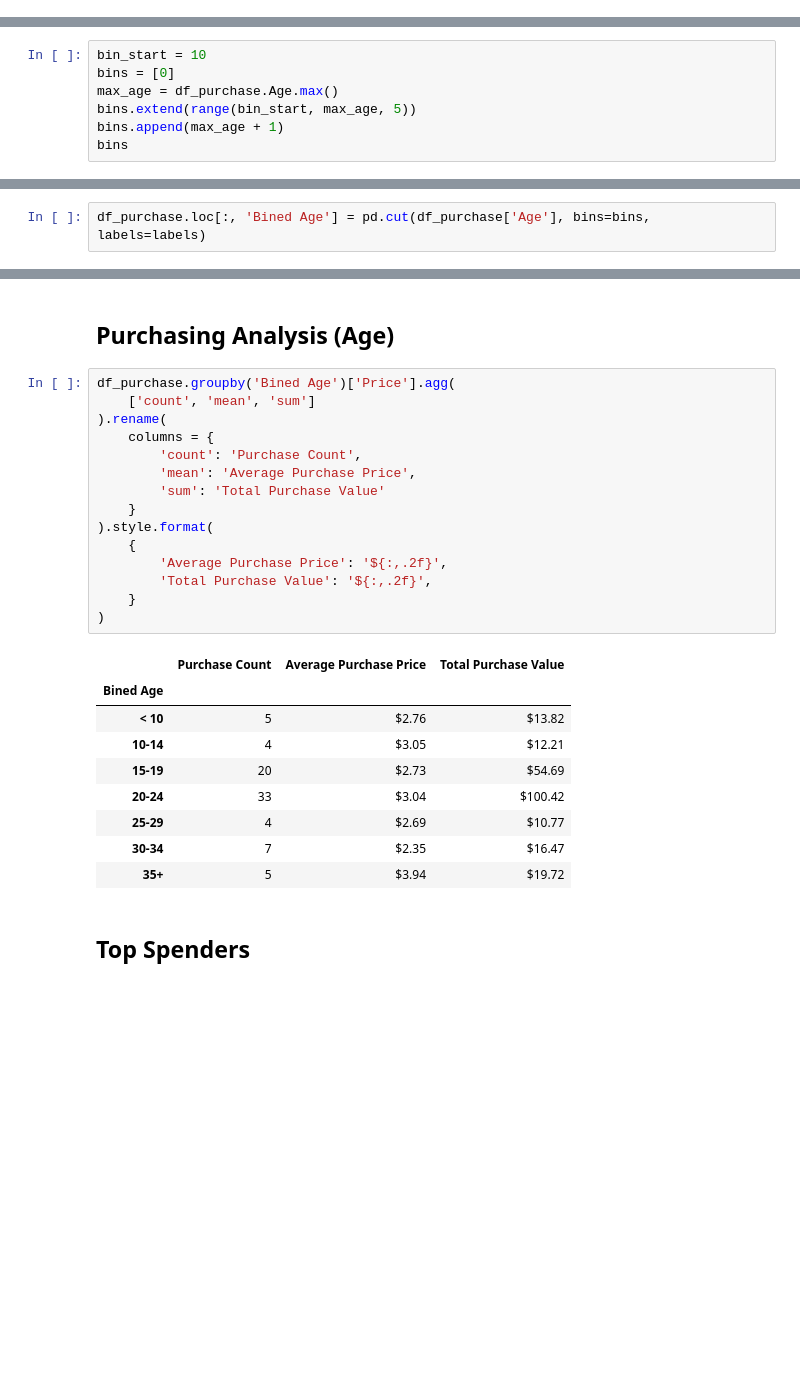
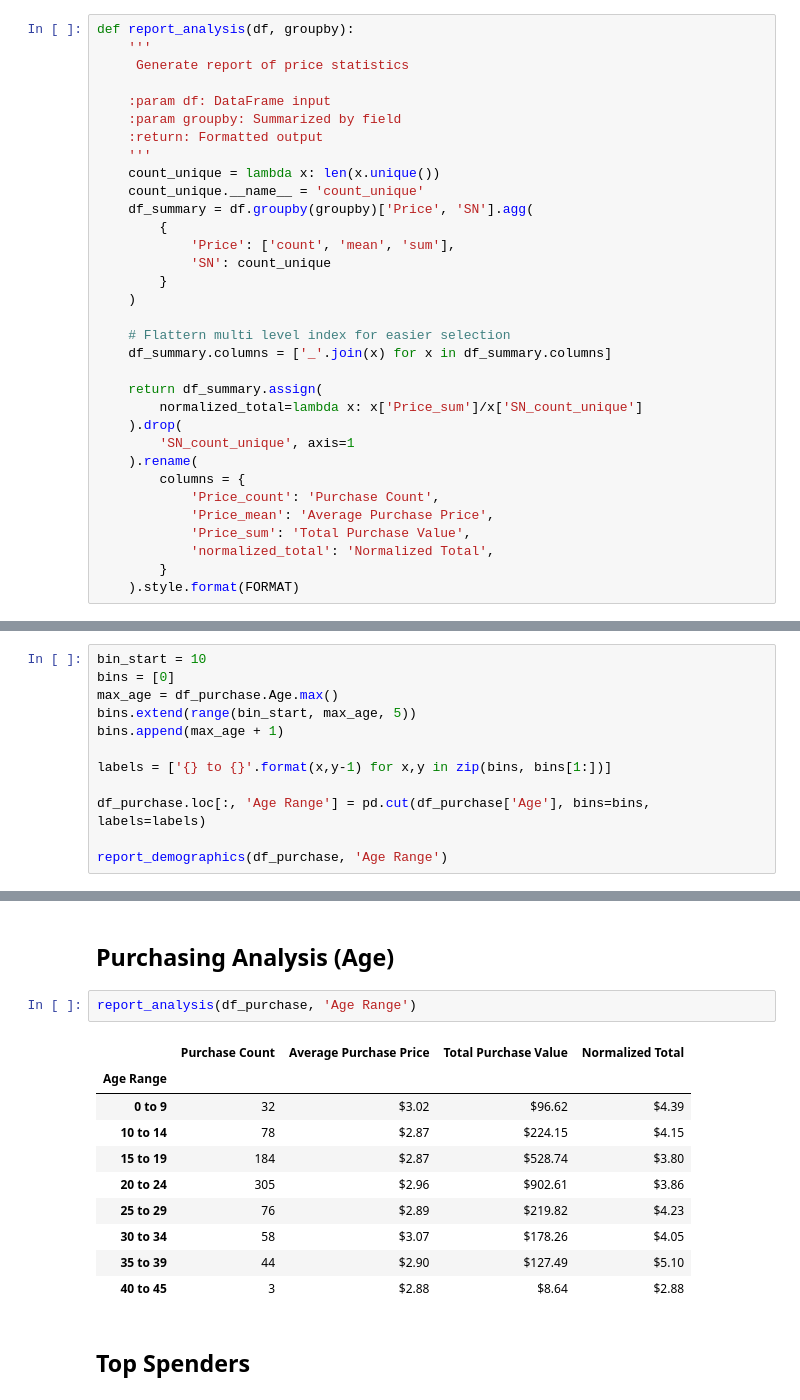
Before and after one commit to feng443/RUDSWeek4Pandas, a Jupyter notebook: HeroesOfPymoli/heroes_of_pymoli.ipynb, the cells around one changed output, grey strips where cells are left out. Drawn from its saved outputs; the diff is of its cells as text; blank space fills up the shorter version.

```diff
--- a/HeroesOfPymoli/heroes_of_pymoli.ipynb
+++ b/HeroesOfPymoli/heroes_of_pymoli.ipynb
@@ -164,0 +111,33 @@ df_purchase.groupby('Gender')['Price'].agg(
+# %%
+def report_analysis(df, groupby):
+    '''
+     Generate report of price statistics
+
+    :param df: DataFrame input
+    :param groupby: Summarized by field
+    :return: Formatted output
+    '''
+    count_unique = lambda x: len(x.unique())
+    count_unique.__name__ = 'count_unique'
+    df_summary = df.groupby(groupby)['Price', 'SN'].agg(
+        {
+            'Price': ['count', 'mean', 'sum'],
+            'SN': count_unique
+        }
+    )
+
+    # Flattern multi level index for easier selection
+    df_summary.columns = ['_'.join(x) for x in df_summary.columns]
+
+    return df_summary.assign(
+        normalized_total=lambda x: x['Price_sum']/x['SN_count_unique']
+    ).drop(
+        'SN_count_unique', axis=1
+    ).rename(
+        columns = {
+            'Price_count': 'Purchase Count',
+            'Price_mean': 'Average Purchase Price',
+            'Price_sum': 'Total Purchase Value',
+            'normalized_total': 'Normalized Total',
+        }
+    ).style.format(FORMAT)
@@ -170,5 +159,10 @@ bins = [0]
 max_age = df_purchase.Age.max()
 bins.extend(range(bin_start, max_age, 5))
 bins.append(max_age + 1)
-bins
+
+labels = ['{} to {}'.format(x,y-1) for x,y in zip(bins, bins[1:])]
+
+df_purchase.loc[:, 'Age Range'] = pd.cut(df_purchase['Age'], bins=bins, labels=labels)
+
+report_demographics(df_purchase, 'Age Range')
 # %% [output]
@@ -184,2 +178,0 @@ labels
-# %%
-df_purchase.loc[:, 'Bined Age'] = pd.cut(df_purchase['Age'], bins=bins, labels=labels)
@@ -222,30 +179,18 @@ plt.show()
 # %% [markdown]
 ## Purchasing Analysis (Age)
-# %%
-df_purchase.groupby('Bined Age')['Price'].agg(
-    ['count', 'mean', 'sum']
-).rename(
-    columns = {
-        'count': 'Purchase Count',
-        'mean': 'Average Purchase Price',
-        'sum': 'Total Purchase Value'
-    }
-).style.format(
-    {
-        'Average Purchase Price': '${:,.2f}',
-        'Total Purchase Value': '${:,.2f}',
-    }
-)
-# %% [output]
-|  | Purchase Count | Average Purchase Price | Total Purchase Value |
-| Bined Age |  |  |  |
-| < 10 | 5 | $2.76 | $13.82 |
-| 10-14 | 4 | $3.05 | $12.21 |
-| 15-19 | 20 | $2.73 | $54.69 |
-| 20-24 | 33 | $3.04 | $100.42 |
-| 25-29 | 4 | $2.69 | $10.77 |
-| 30-34 | 7 | $2.35 | $16.47 |
-| 35+ | 5 | $3.94 | $19.72 |
+# %%
+report_analysis(df_purchase, 'Age Range')
+# %% [output]
+|  | Purchase Count | Average Purchase Price | Total Purchase Value | Normalized Total |
+| Age Range |  |  |  |  |
+| 0 to 9 | 32 | $3.02 | $96.62 | $4.39 |
+| 10 to 14 | 78 | $2.87 | $224.15 | $4.15 |
+| 15 to 19 | 184 | $2.87 | $528.74 | $3.80 |
+| 20 to 24 | 305 | $2.96 | $902.61 | $3.86 |
+| 25 to 29 | 76 | $2.89 | $219.82 | $4.23 |
+| 30 to 34 | 58 | $3.07 | $178.26 | $4.05 |
+| 35 to 39 | 44 | $2.90 | $127.49 | $5.10 |
+| 40 to 45 | 3 | $2.88 | $8.64 | $2.88 |
 # %% [markdown]
 ## Top Spenders
 # %%
```
Also changed, not shown: parts of 27 cells of this notebook, 3 other files.
